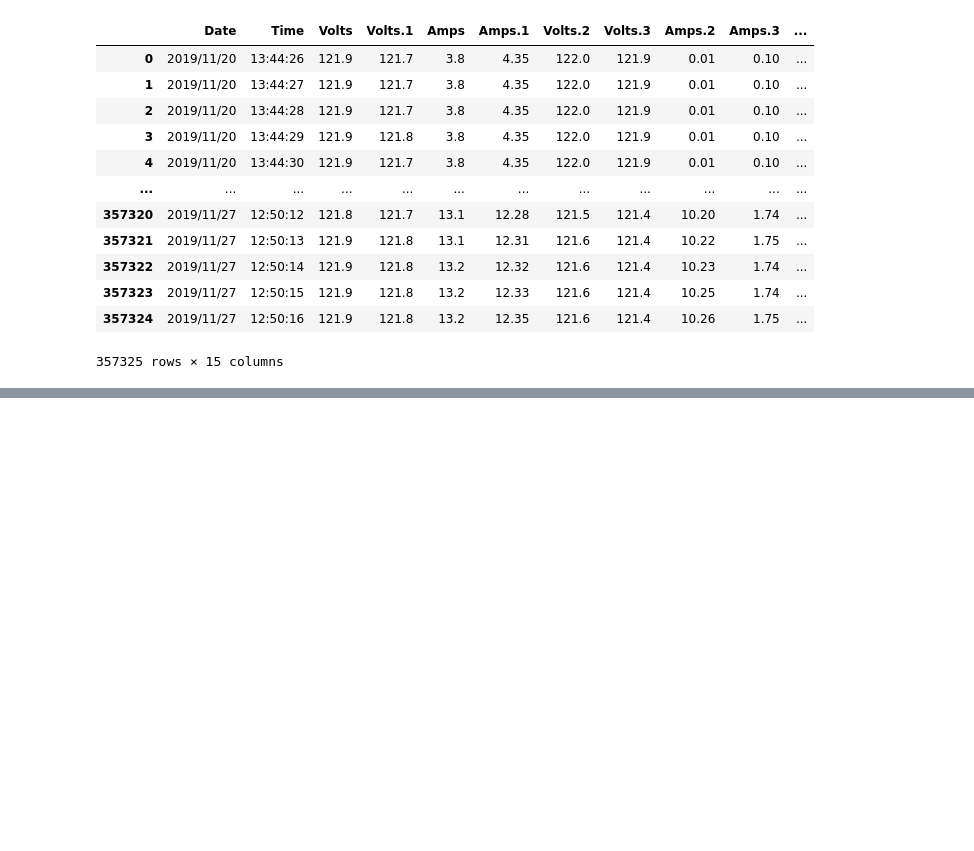
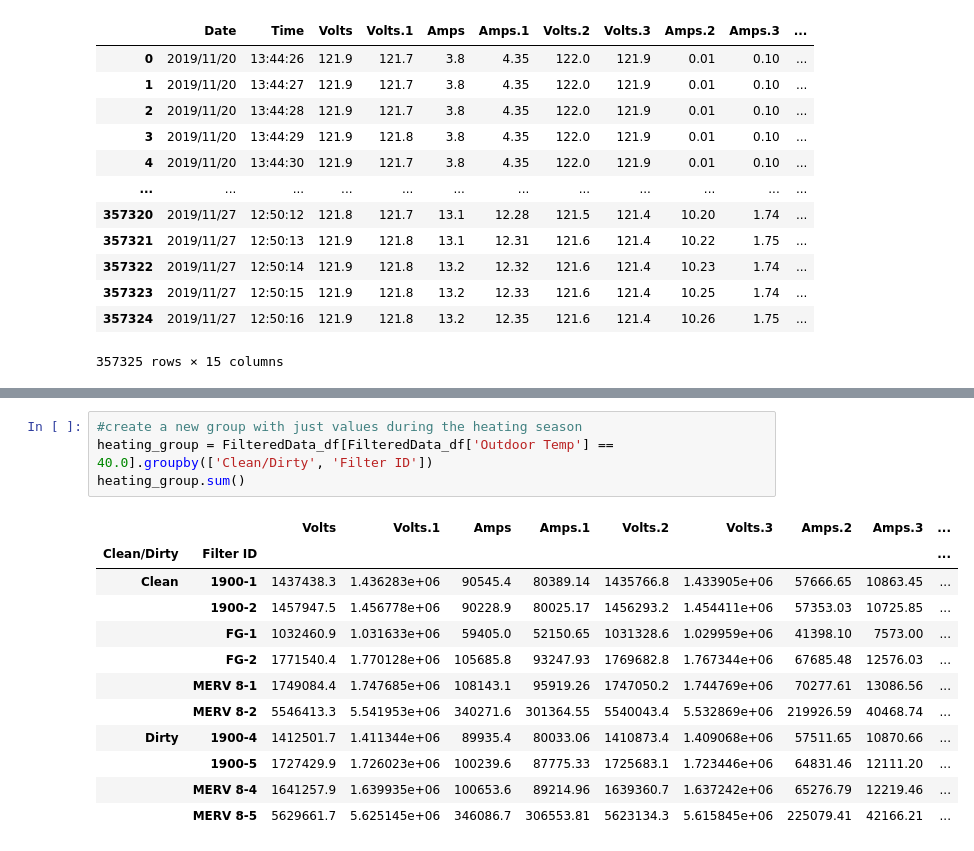
Before and after one commit to abbylemon/HighEfficientFilterEnergyTest, a Jupyter notebook: AnalyzeFilterData.ipynb, the cells around one changed output, grey strips where cells are left out. Saved outputs shown, nothing was run; the diff lists cells and outputs as text; blank space fills up the shorter version.

```diff
--- a/AnalyzeFilterData.ipynb
+++ b/AnalyzeFilterData.ipynb
@@ -266,0 +229,17 @@ Energy_Consumped_df
+# %%
+#create a new group with just values during the heating season
+heating_group = FilteredData_df[FilteredData_df['Outdoor Temp'] == 40.0].groupby(['Clean/Dirty', 'Filter ID'])
+heating_group.sum()
+# %% [output]
+|  |  | Volts | Volts.1 | Amps | Amps.1 | Volts.2 | Volts.3 | Amps.2 | Amps.3 | ... |
+| Clean/Dirty | Filter ID |  |  |  |  |  |  |  |  | ... |
+| Clean | 1900-1 | 1437438.3 | 1.436283e+06 | 90545.4 | 80389.14 | 1435766.8 | 1.433905e+06 | 57666.65 | 10863.45 | ... |
+|  | 1900-2 | 1457947.5 | 1.456778e+06 | 90228.9 | 80025.17 | 1456293.2 | 1.454411e+06 | 57353.03 | 10725.85 | ... |
+|  | FG-1 | 1032460.9 | 1.031633e+06 | 59405.0 | 52150.65 | 1031328.6 | 1.029959e+06 | 41398.10 | 7573.00 | ... |
+|  | FG-2 | 1771540.4 | 1.770128e+06 | 105685.8 | 93247.93 | 1769682.8 | 1.767344e+06 | 67685.48 | 12576.03 | ... |
+|  | MERV 8-1 | 1749084.4 | 1.747685e+06 | 108143.1 | 95919.26 | 1747050.2 | 1.744769e+06 | 70277.61 | 13086.56 | ... |
+|  | MERV 8-2 | 5546413.3 | 5.541953e+06 | 340271.6 | 301364.55 | 5540043.4 | 5.532869e+06 | 219926.59 | 40468.74 | ... |
+| Dirty | 1900-4 | 1412501.7 | 1.411344e+06 | 89935.4 | 80033.06 | 1410873.4 | 1.409068e+06 | 57511.65 | 10870.66 | ... |
+|  | 1900-5 | 1727429.9 | 1.726023e+06 | 100239.6 | 87775.33 | 1725683.1 | 1.723446e+06 | 64831.46 | 12111.20 | ... |
+|  | MERV 8-4 | 1641257.9 | 1.639935e+06 | 100653.6 | 89214.96 | 1639360.7 | 1.637242e+06 | 65276.79 | 12219.46 | ... |
+|  | MERV 8-5 | 5629661.7 | 5.625145e+06 | 346086.7 | 306553.81 | 5623134.3 | 5.615845e+06 | 225079.41 | 42166.21 | ... |
```
Also changed, not shown: parts of 9 cells of this notebook, 1 other file.
